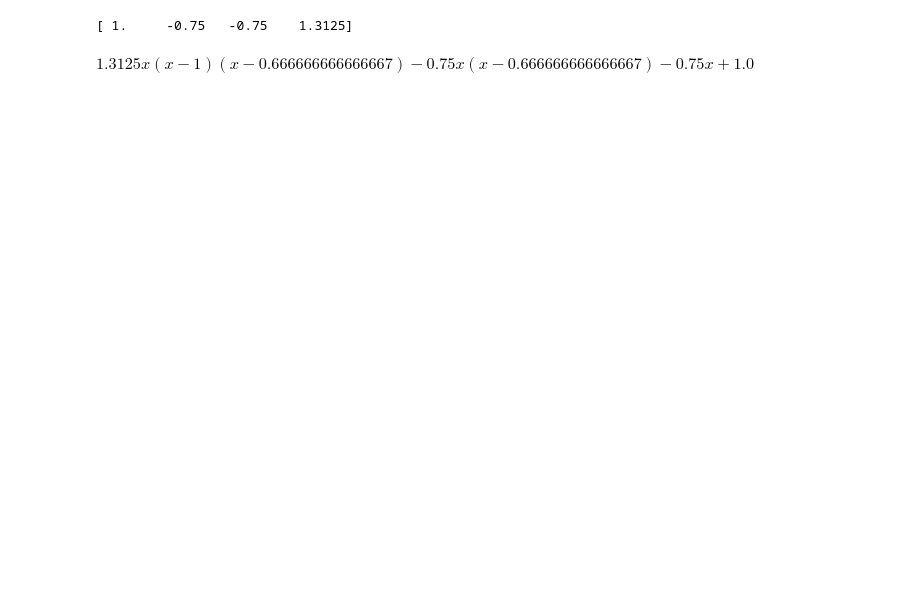
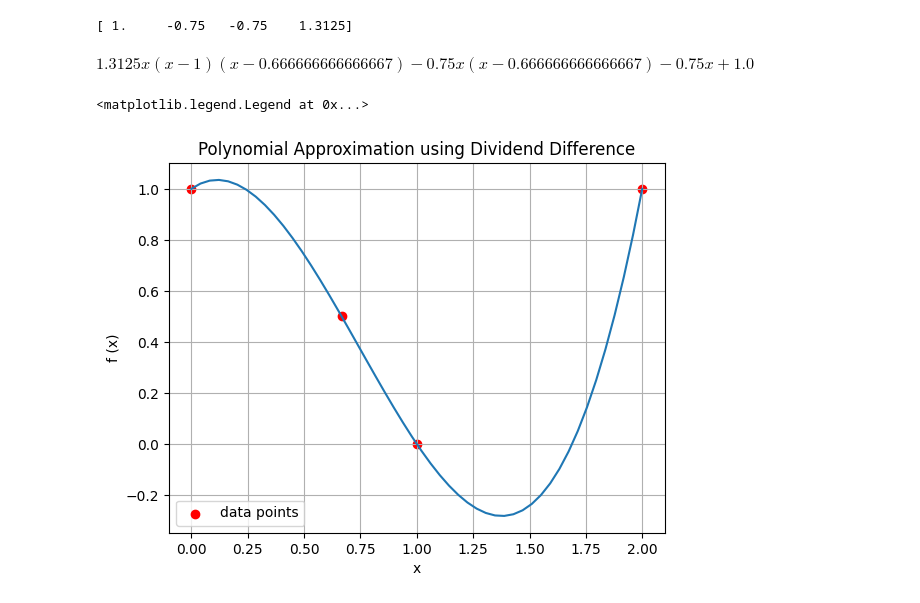
Before and after one commit to MaazSaeed/Numerical-Analaysis, a Jupyter notebook: Labs/lab05.ipynb, the cells around one changed output. Saved outputs shown, nothing was run; the diff lists cells and outputs as text; code cells hidden in the pictures; blank space fills up the shorter version.

Commit message:
lab05 - Interpolation via Dividend Difference

```diff
--- a/Labs/lab05.ipynb
+++ b/Labs/lab05.ipynb
@@ -36,6 +36,22 @@ def dd_poly(coeff, x_vals):
 
 x_vals = [0, 2/3, 1, 2]
 y_vals = [1, 0.5, 0, 1]
-dd_poly(div_diff(x_vals, y_vals), x_vals)
+
+approx_poly = dd_poly(div_diff(x_vals, y_vals), x_vals)
+approx_poly
 # %% [output]
 $\displaystyle 1.3125 x \left(x - 1\right) \left(x - 0.666666666666667\right) - 0.75 x \left(x - 0.666666666666667\right) - 0.75 x + 1.0$
+# %%
+x_in = np.linspace(0, 2, 50)
+y = [lambdify(x, approx_poly, 'numpy')(xi) for xi in x_in]
+
+plt.scatter(x_vals, y_vals, color='red', label='data points')
+plt.plot(x_in, y)
+plt.xlabel('x')
+plt.ylabel('f (x)')
+plt.title('Polynomial Approximation using Dividend Difference')
+plt.grid()
+plt.legend()
+# %% [output]
+<matplotlib.legend.Legend at 0x...>
+[figure, added]
```
